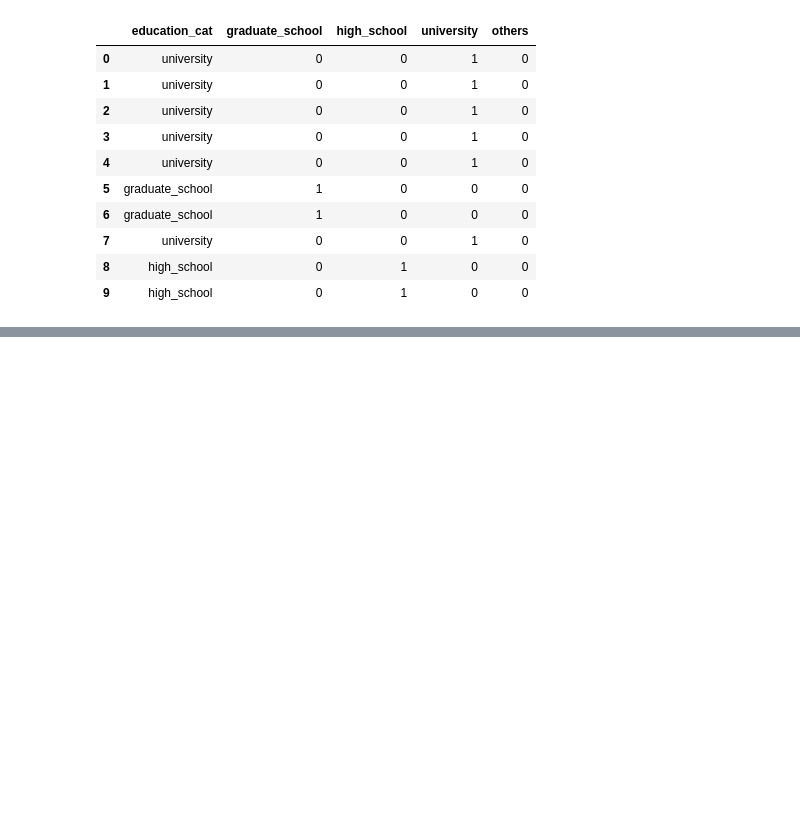
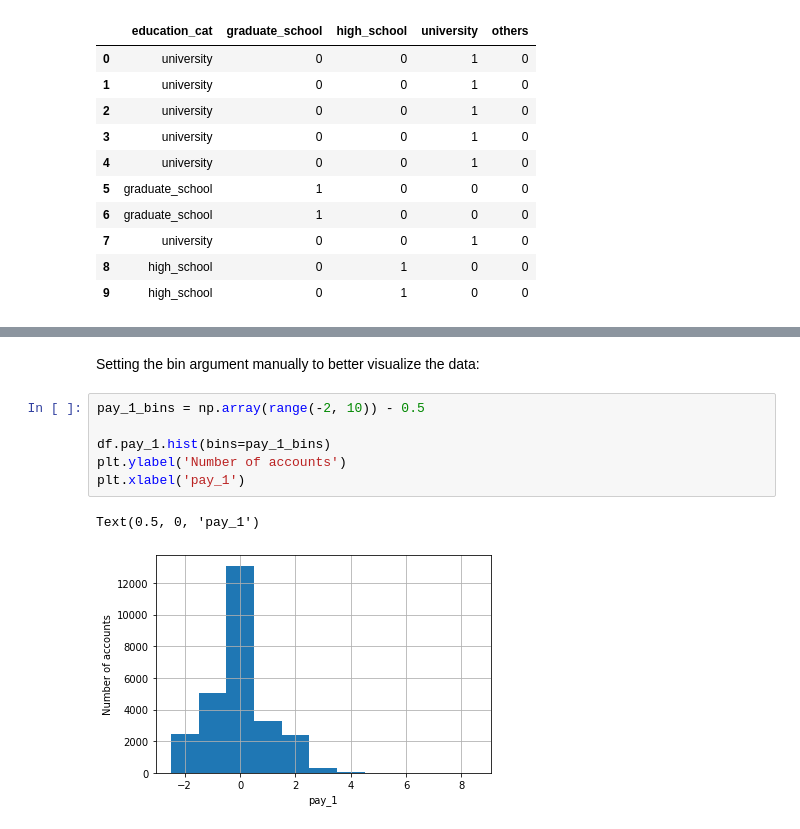
Before and after one commit to jeantardelli/data-science, a Jupyter notebook: loading-and-examining-data.ipynb, the cells around one changed output, grey strips where cells are left out. Cells and saved outputs as stored; diff of their text form; blank space fills up the shorter version.

```diff
--- a/loading-and-examining-data.ipynb
+++ b/loading-and-examining-data.ipynb
@@ -448,0 +524,11 @@ Saving the resultant dataframe for posteri
+# %% [markdown]
+Setting the bin argument manually to better visualize the data:
+# %%
+pay_1_bins = np.array(range(-2, 10)) - 0.5
+
+df.pay_1.hist(bins=pay_1_bins)
+plt.ylabel('Number of accounts')
+plt.xlabel('pay_1')
+# %% [output]
+Text(0.5, 0, 'pay_1')
+[figure, added]
```
Also changed, not shown: parts of 34 cells of this notebook.
